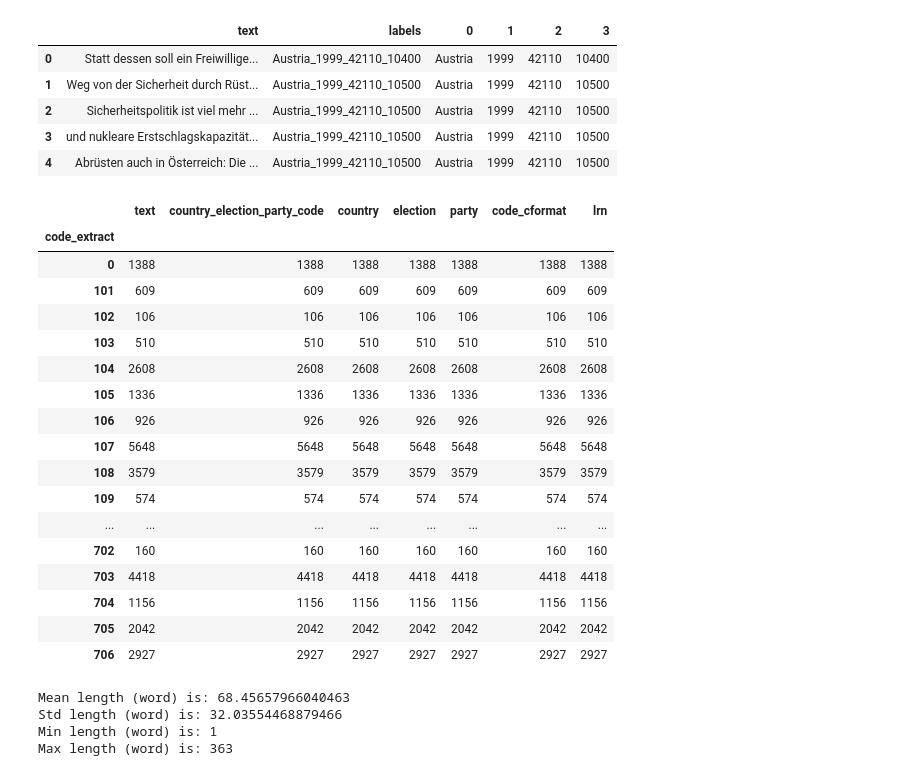
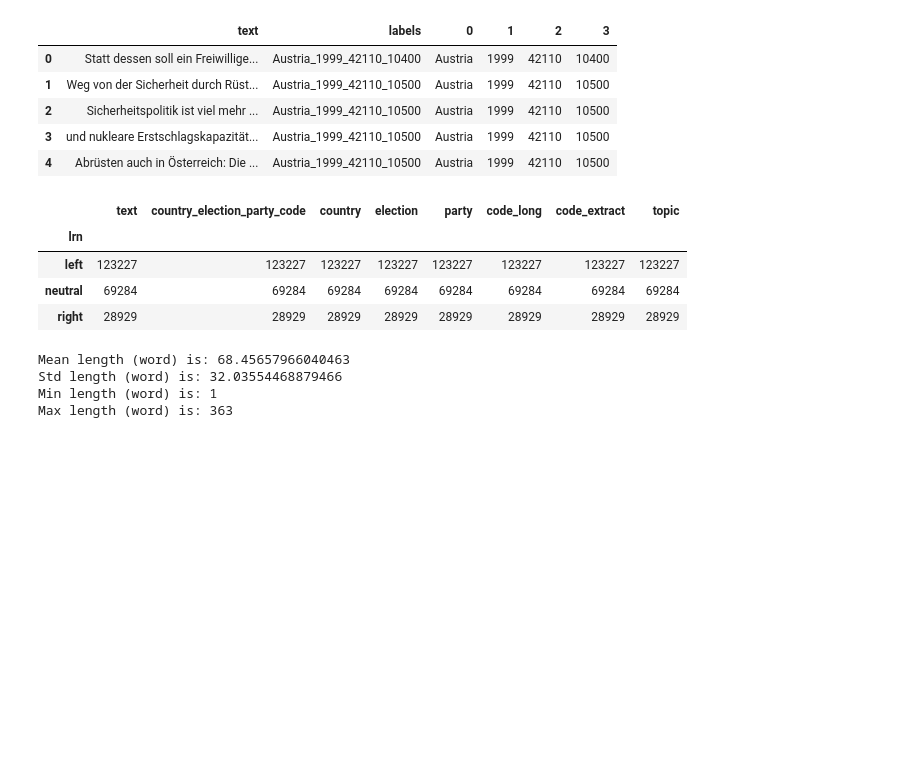
Before and after one commit to hungnguyen167/ContextScale, a Jupyter notebook: 03_main_analyses.ipynb, the cells around one changed output. Drawn from its saved outputs; the diff is of its cells as text; code cells hidden in the pictures; blank space fills up the shorter version.

Commit message:
New pipeline to construct party positions (2nd update)

```diff
--- a/03_main_analyses.ipynb
+++ b/03_main_analyses.ipynb
@@ -68,0 +50,3 @@ manifesto.head()
+# %%
+manifesto['lrn'] = manifesto.apply(lambda x: coalition_lr(x['code_long'], x['code_extract']), axis=1)
+manifesto['topic'] = manifesto['code_extract'].apply(coalition_topic)
@@ -91,7 +108,7 @@ pd.Series(seq_len).hist(bins = 30)
 <Axes: >
 [figure]
 # %%
-results = group_texts(manifesto, ['countryname','election','party','code_cformat'],'text', group_factor = 4)
+results = group_texts(manifesto, ['countryname','election','party','code_long'],'text', group_factor = 4)
 # %% [output]
 Length of ('Austria', 1999, 42110, '10400') is: 2
 Length of ('Austria', 1999, 42110, '10500') is: 23
@@ -126,31 +143,19 @@ manifesto_regrouped.head()
 | 3 | und nukleare Erstschlagskapazität... | Austria_1999_42110_10500 | Austria | 1999 | 42110 | 10500 |
 | 4 | Abrüsten auch in Österreich: Die ... | Austria_1999_42110_10500 | Austria | 1999 | 42110 | 10500 |
 # %%
-manifesto_regrouped.columns = ['text', 'country_election_party_code', 'country','election', 'party', 'code_cformat']
+manifesto_regrouped.columns = ['text', 'country_election_party_code', 'country','election', 'party', 'code_long']
 # %%
-manifesto_regrouped['code_extract'] = manifesto_regrouped['code_cformat'].apply(extract_code)
-manifesto_regrouped['lrn'] = manifesto_regrouped['code_extract'].apply(lr_code)
+manifesto_regrouped['code_extract'] = manifesto_regrouped['code_long'].apply(extract_code)
+manifesto_regrouped['lrn'] = manifesto_regrouped.apply(lambda x: coalition_lr(x['code_long'], x['code_extract']), axis=1)
+manifesto_regrouped['topic'] = manifesto_regrouped['code_extract'].apply(coalition_topic)
 # %%
-manifesto_regrouped.groupby('code_extract').count()
+manifesto_regrouped.groupby('lrn').count()
 # %% [output]
-|  | text | country_election_party_code | country | election | party | code_cformat | lrn |
-| code_extract |  |  |  |  |  |  |  |
-| 0 | 1388 | 1388 | 1388 | 1388 | 1388 | 1388 | 1388 |
-| 101 | 609 | 609 | 609 | 609 | 609 | 609 | 609 |
-| 102 | 106 | 106 | 106 | 106 | 106 | 106 | 106 |
-| 103 | 510 | 510 | 510 | 510 | 510 | 510 | 510 |
-| 104 | 2608 | 2608 | 2608 | 2608 | 2608 | 2608 | 2608 |
-| 105 | 1336 | 1336 | 1336 | 1336 | 1336 | 1336 | 1336 |
-| 106 | 926 | 926 | 926 | 926 | 926 | 926 | 926 |
-| 107 | 5648 | 5648 | 5648 | 5648 | 5648 | 5648 | 5648 |
-| 108 | 3579 | 3579 | 3579 | 3579 | 3579 | 3579 | 3579 |
-| 109 | 574 | 574 | 574 | 574 | 574 | 574 | 574 |
-| ... | ... | ... | ... | ... | ... | ... | ... |
-| 702 | 160 | 160 | 160 | 160 | 160 | 160 | 160 |
-| 703 | 4418 | 4418 | 4418 | 4418 | 4418 | 4418 | 4418 |
-| 704 | 1156 | 1156 | 1156 | 1156 | 1156 | 1156 | 1156 |
-| 705 | 2042 | 2042 | 2042 | 2042 | 2042 | 2042 | 2042 |
-| 706 | 2927 | 2927 | 2927 | 2927 | 2927 | 2927 | 2927 |
+|  | text | country_election_party_code | country | election | party | code_long | code_extract | topic |
+| lrn |  |  |  |  |  |  |  |  |
+| left | 123227 | 123227 | 123227 | 123227 | 123227 | 123227 | 123227 | 123227 |
+| neutral | 69284 | 69284 | 69284 | 69284 | 69284 | 69284 | 69284 | 69284 |
+| right | 28929 | 28929 | 28929 | 28929 | 28929 | 28929 | 28929 | 28929 |
 # %%
 texts = manifesto_regrouped['text'].tolist()
 from statistics import stdev, mean
```
Also changed, not shown: parts of 73 cells of this notebook, 3 other files.
